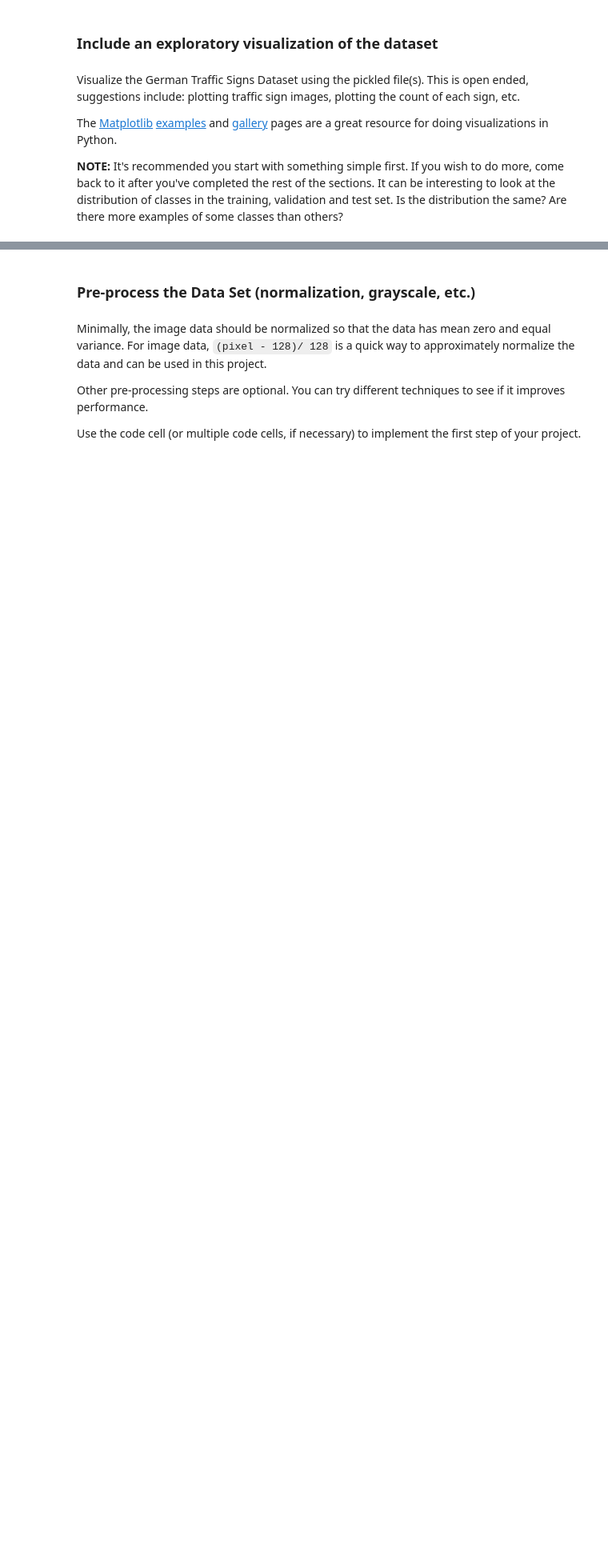
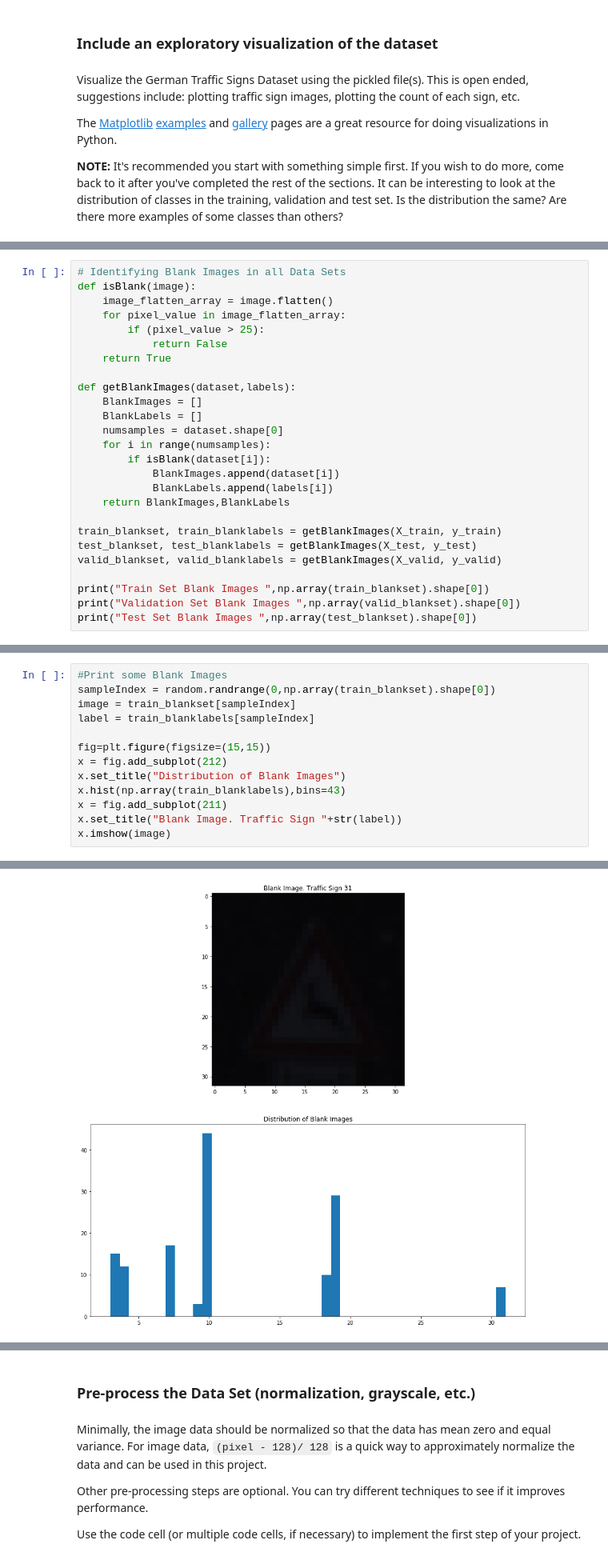
Before and after one commit to madhusudhan0212/SelfDrivingCar, a Jupyter notebook: TrafficSignClassifier-P2/Traffic_Sign_Classifier.ipynb, the cells around one changed output, grey strips where cells are left out. Shown at 80% size. Drawn from its saved outputs; the diff is of its cells as text; blank space fills up the shorter version.

```diff
--- a/TrafficSignClassifier-P2/Traffic_Sign_Classifier.ipynb
+++ b/TrafficSignClassifier-P2/Traffic_Sign_Classifier.ipynb
@@ -205,0 +183,26 @@ print(np.array(aug_data).shape , np.array(aug_labels).shape)
+# %%
+# Identifying Blank Images in all Data Sets
+def isBlank(image):
+    image_flatten_array = image.flatten()
+    for pixel_value in image_flatten_array:
+        if (pixel_value > 25):
+            return False
+    return True
+
+def getBlankImages(dataset,labels):
+    BlankImages = []
+    BlankLabels = []
+    numsamples = dataset.shape[0]
+    for i in range(numsamples):
+        if isBlank(dataset[i]):
+            BlankImages.append(dataset[i])
+            BlankLabels.append(labels[i])
+    return BlankImages,BlankLabels
+
+train_blankset, train_blanklabels = getBlankImages(X_train, y_train)
+test_blankset, test_blanklabels = getBlankImages(X_test, y_test)
+valid_blankset, valid_blanklabels = getBlankImages(X_valid, y_valid)
+
+print("Train Set Blank Images ",np.array(train_blankset).shape[0])
+print("Validation Set Blank Images ",np.array(valid_blankset).shape[0])
+print("Test Set Blank Images ",np.array(test_blankset).shape[0])
@@ -205,0 +213,14 @@ print(np.array(aug_data).shape , np.array(aug_labels).shape)
+# %%
+#Print some Blank Images
+sampleIndex = random.randrange(0,np.array(train_blankset).shape[0])
+image = train_blankset[sampleIndex]
+label = train_blanklabels[sampleIndex]
+
+fig=plt.figure(figsize=(15,15))
+x = fig.add_subplot(212)
+x.set_title("Distribution of Blank Images")
+x.hist(np.array(train_blanklabels),bins=43)
+x = fig.add_subplot(211)
+x.set_title("Blank Image. Traffic Sign "+str(label))
+x.imshow(image)
+# %% [output]
@@ -205,0 +228 @@ print(np.array(aug_data).shape , np.array(aug_labels).shape)
+[figure, added]
```
Also changed, not shown: parts of 23 cells of this notebook, 10 other files.
